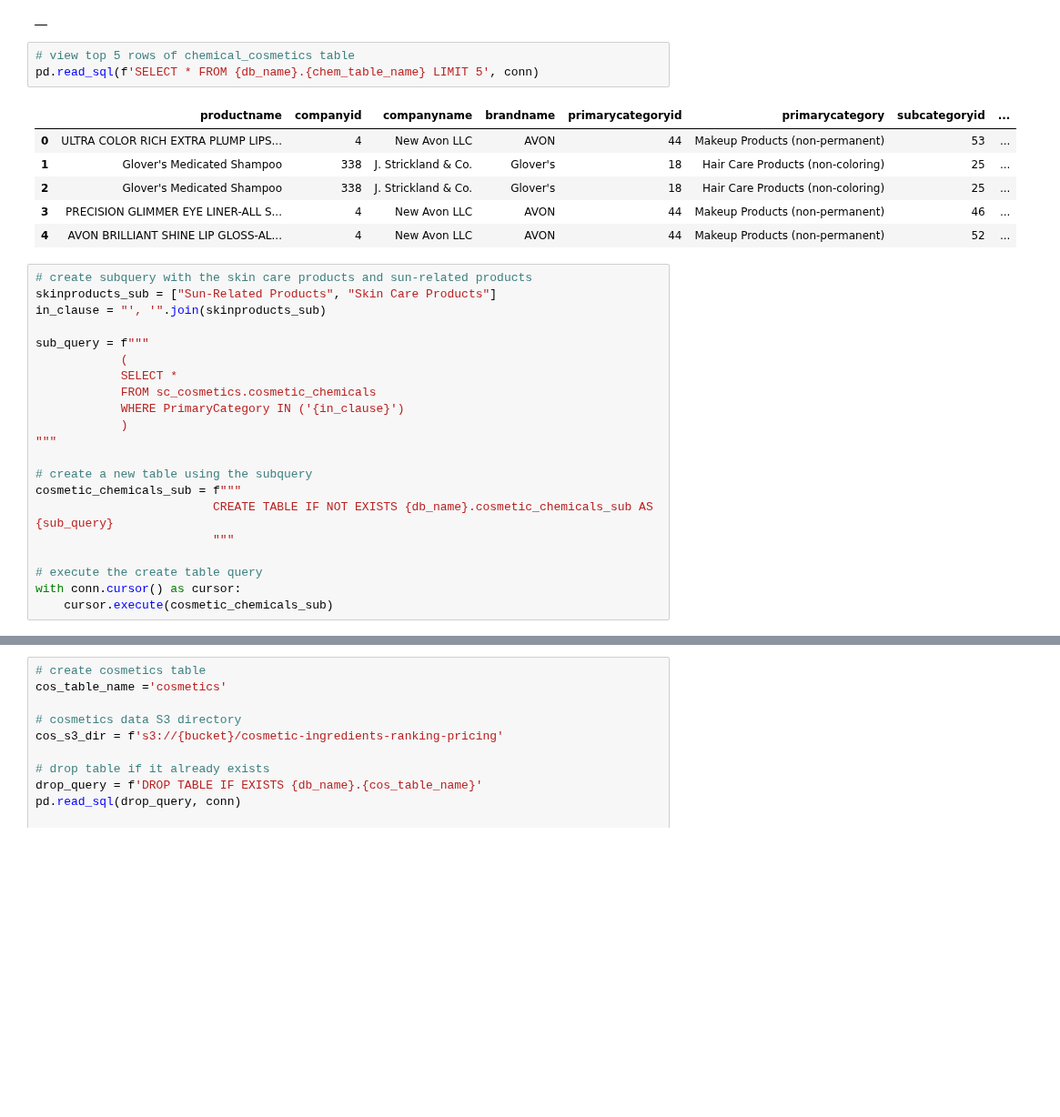
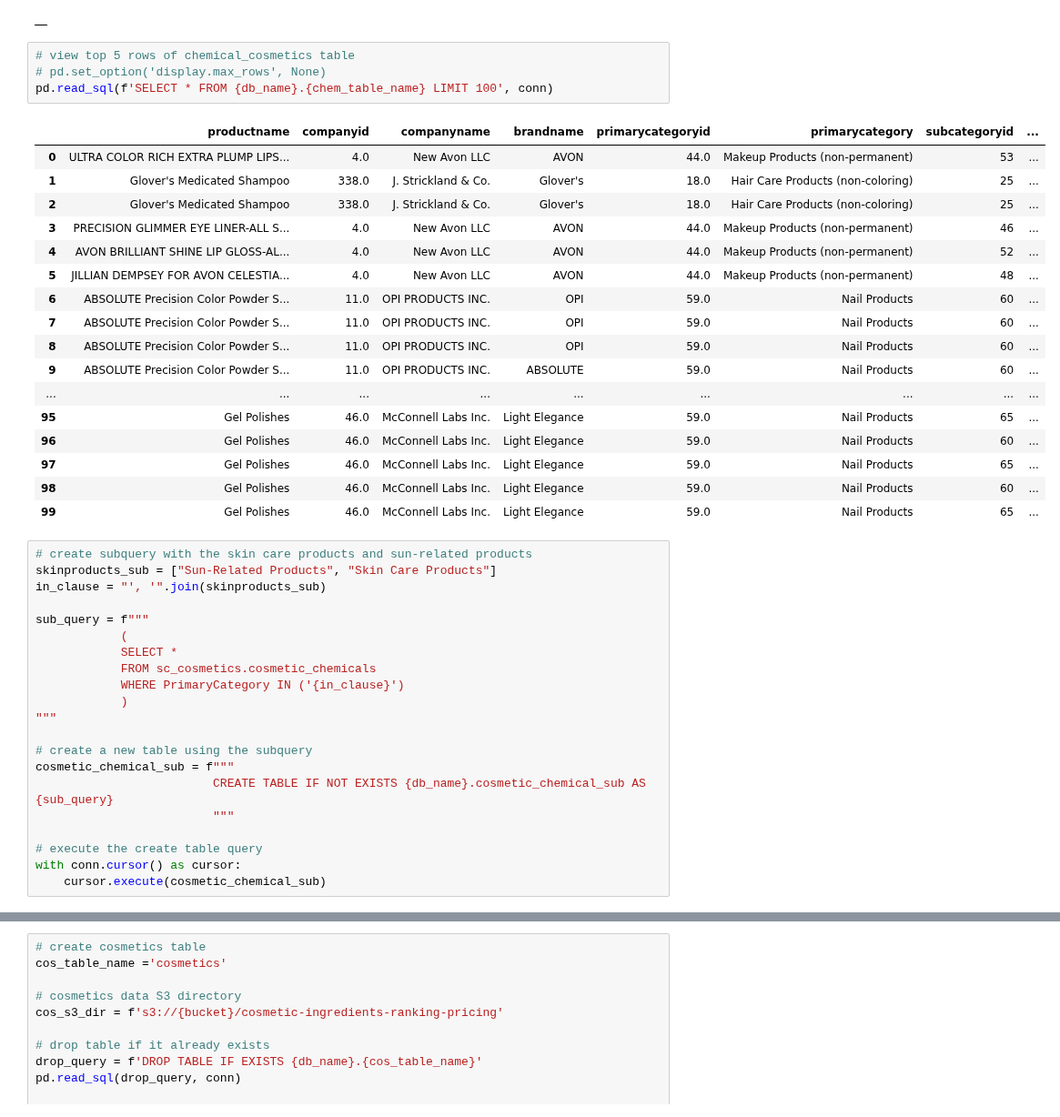
Before and after one commit to samantharivas/sc-cosmetics, a Jupyter notebook: SC-Cosmetics.ipynb, the cells around one changed output, grey strips where cells are left out. Shown at 91% size. Saved outputs shown, nothing was run; the diff lists cells and outputs as text; blank space fills up the shorter version.

Commit message:
fixed sub table

```diff
--- a/SC-Cosmetics.ipynb
+++ b/SC-Cosmetics.ipynb
@@ -325,14 +341,26 @@ pd.read_sql(create_query, conn)
 |  |
 # %%
 # view top 5 rows of chemical_cosmetics table
-pd.read_sql(f'SELECT * FROM {db_name}.{chem_table_name} LIMIT 5', conn)
+# pd.set_option('display.max_rows', None)
+pd.read_sql(f'SELECT * FROM {db_name}.{chem_table_name} LIMIT 100', conn)
 # %% [output]
 |  | productname | companyid | companyname | brandname | primarycategoryid | primarycategory | subcategoryid | ... |
-| 0 | ULTRA COLOR RICH EXTRA PLUMP LIPS... | 4 | New Avon LLC | AVON | 44 | Makeup Products (non-permanent) | 53 | ... |
-| 1 | Glover's Medicated Shampoo | 338 | J. Strickland & Co. | Glover's | 18 | Hair Care Products (non-coloring) | 25 | ... |
-| 2 | Glover's Medicated Shampoo | 338 | J. Strickland & Co. | Glover's | 18 | Hair Care Products (non-coloring) | 25 | ... |
-| 3 | PRECISION GLIMMER EYE LINER-ALL S... | 4 | New Avon LLC | AVON | 44 | Makeup Products (non-permanent) | 46 | ... |
-| 4 | AVON BRILLIANT SHINE LIP GLOSS-AL... | 4 | New Avon LLC | AVON | 44 | Makeup Products (non-permanent) | 52 | ... |
+| 0 | ULTRA COLOR RICH EXTRA PLUMP LIPS... | 4.0 | New Avon LLC | AVON | 44.0 | Makeup Products (non-permanent) | 53 | ... |
+| 1 | Glover's Medicated Shampoo | 338.0 | J. Strickland & Co. | Glover's | 18.0 | Hair Care Products (non-coloring) | 25 | ... |
+| 2 | Glover's Medicated Shampoo | 338.0 | J. Strickland & Co. | Glover's | 18.0 | Hair Care Products (non-coloring) | 25 | ... |
+| 3 | PRECISION GLIMMER EYE LINER-ALL S... | 4.0 | New Avon LLC | AVON | 44.0 | Makeup Products (non-permanent) | 46 | ... |
+| 4 | AVON BRILLIANT SHINE LIP GLOSS-AL... | 4.0 | New Avon LLC | AVON | 44.0 | Makeup Products (non-permanent) | 52 | ... |
+| 5 | JILLIAN DEMPSEY FOR AVON CELESTIA... | 4.0 | New Avon LLC | AVON | 44.0 | Makeup Products (non-permanent) | 48 | ... |
+| 6 | ABSOLUTE Precision Color Powder S... | 11.0 | OPI PRODUCTS INC. | OPI | 59.0 | Nail Products | 60 | ... |
+| 7 | ABSOLUTE Precision Color Powder S... | 11.0 | OPI PRODUCTS INC. | OPI | 59.0 | Nail Products | 60 | ... |
+| 8 | ABSOLUTE Precision Color Powder S... | 11.0 | OPI PRODUCTS INC. | OPI | 59.0 | Nail Products | 60 | ... |
+| 9 | ABSOLUTE Precision Color Powder S... | 11.0 | OPI PRODUCTS INC. | ABSOLUTE | 59.0 | Nail Products | 60 | ... |
+| ... | ... | ... | ... | ... | ... | ... | ... | ... |
+| 95 | Gel Polishes | 46.0 | McConnell Labs Inc. | Light Elegance | 59.0 | Nail Products | 65 | ... |
+| 96 | Gel Polishes | 46.0 | McConnell Labs Inc. | Light Elegance | 59.0 | Nail Products | 60 | ... |
+| 97 | Gel Polishes | 46.0 | McConnell Labs Inc. | Light Elegance | 59.0 | Nail Products | 65 | ... |
+| 98 | Gel Polishes | 46.0 | McConnell Labs Inc. | Light Elegance | 59.0 | Nail Products | 60 | ... |
+| 99 | Gel Polishes | 46.0 | McConnell Labs Inc. | Light Elegance | 59.0 | Nail Products | 65 | ... |
 # %%
 # create subquery with the skin care products and sun-related products
 skinproducts_sub = ["Sun-Related Products", "Skin Care Products"]
@@ -347,10 +375,10 @@ sub_query = f"""
 """
 
 # create a new table using the subquery
-cosmetic_chemicals_sub = f"""
-                         CREATE TABLE IF NOT EXISTS {db_name}.cosmetic_chemicals_sub AS {sub_query}
+cosmetic_chemical_sub = f"""
+                         CREATE TABLE IF NOT EXISTS {db_name}.cosmetic_chemical_sub AS {sub_query}
                          """
 
 # execute the create table query
 with conn.cursor() as cursor:
-    cursor.execute(cosmetic_chemicals_sub)
+    cursor.execute(cosmetic_chemical_sub)
```
Also changed, not shown: parts of 72 cells of this notebook.
